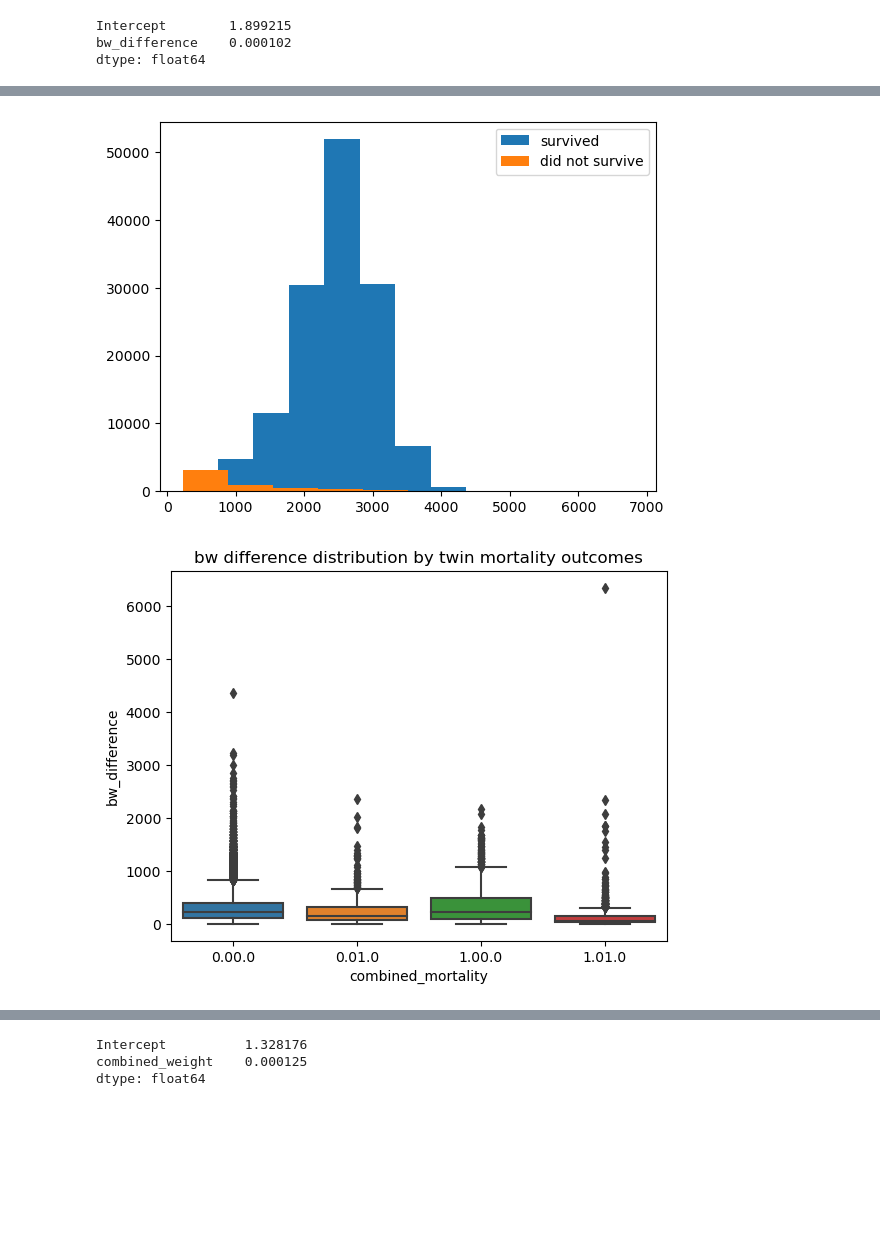
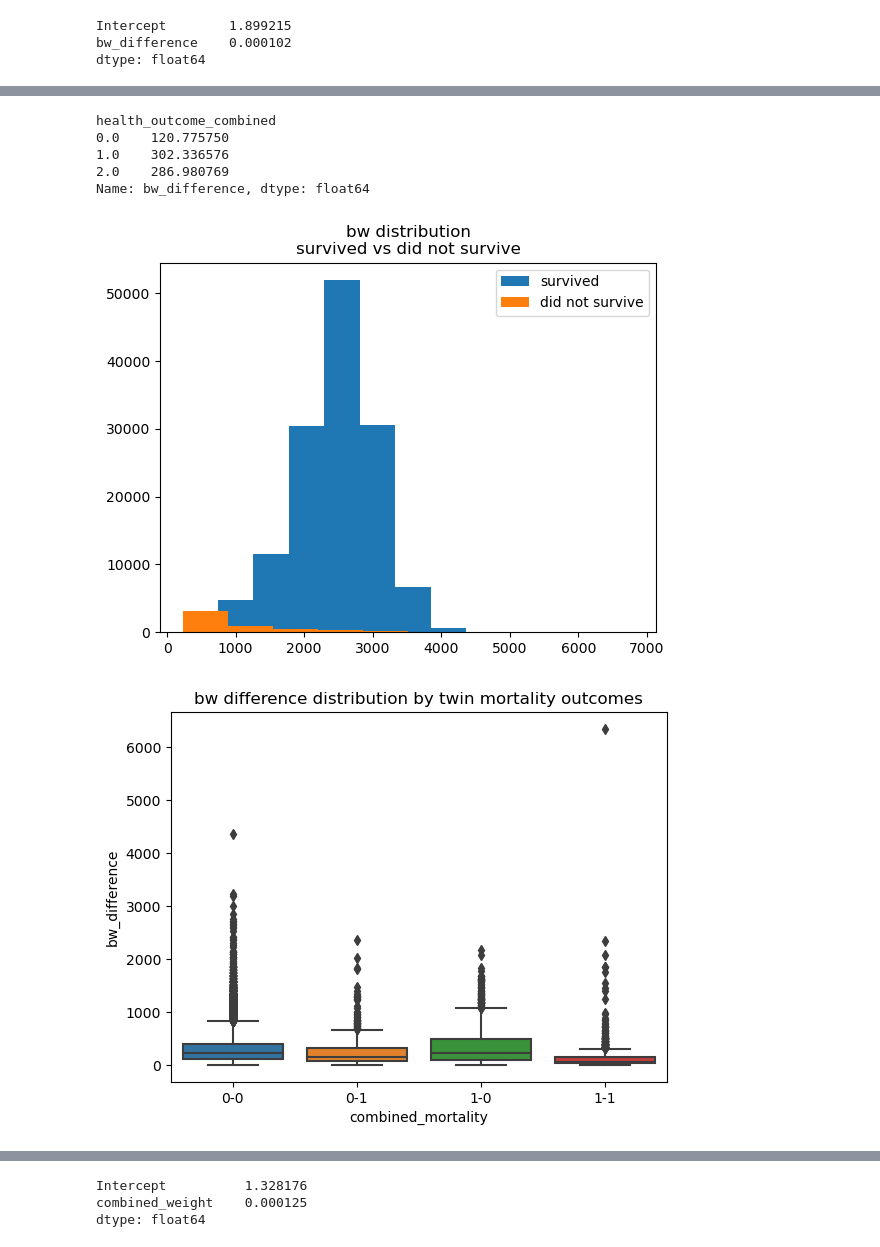
Before and after one commit to project-palooza/causal_inference, a Jupyter notebook: notebooks/twins_analysis_part2.ipynb, the cells around one changed output, grey strips where cells are left out. Drawn from its saved outputs; the diff is of its cells as text; code cells hidden in the pictures; blank space fills up the shorter version.

```diff
--- a/notebooks/twins_analysis_part2.ipynb
+++ b/notebooks/twins_analysis_part2.ipynb
@@ -164,18 +200,31 @@ plt.show()
+# %%
+# at first glance - this makes no sense
+# but after some reflection, it does make sense that there would be a tighter range in the double mortality case
+# the bw distributions for these groups are probably waaaay different to begin with
+
+df.groupby("health_outcome_combined")['bw_difference'].mean()
+# %% [output]
+health_outcome_combined
+0.0    120.775750
+1.0    302.336576
+2.0    286.980769
+Name: bw_difference, dtype: float64
 # %%
-# central tendency and spread depending on mortality outcome
+# central tendency and spread of bw depending on mortality outcome
 
 # histograms / boxplots split by mort = 1 and mort = 0
 
 mort_equals_1 = pd.concat([df.loc[df['mort_0'] == 1,'dbirwt_0'],df.loc[df['mort_1'] == 1,'dbirwt_1']]).to_frame()
 mort_equals_0 = pd.concat([df.loc[df['mort_0'] == 0,'dbirwt_0'],df.loc[df['mort_1'] == 0,'dbirwt_1']]).to_frame()
 
 plt.figure()
 plt.hist(mort_equals_0,label="survived")
 plt.hist(mort_equals_1,label="did not survive")
+plt.title("bw distribution\nsurvived vs did not survive")
 plt.legend()
 plt.show()
 # %% [output]
-[figure, old version]
+[figure, new version]
 # %%
 # a little bit more EDA
 # distribution of birthweight differences depending on mortality outcomes
@@ -183,11 +232,11 @@ import seaborn as sns
 
 # 00 01 10 11
 
-df['combined_mortality'] = df['mort_0'].astype(str) + df['mort_1'].astype(str)
+df['combined_mortality'] = df['mort_0'].astype(int).astype(str) + "-" + df['mort_1'].astype(int).astype(str)
 
 plt.figure()
 sns.boxplot(x = 'combined_mortality',y = 'bw_difference',data = df)
 plt.title("bw difference distribution by twin mortality outcomes")
 plt.show()
 # %% [output]
-[figure, old version]
+[figure, new version]
```
Also changed, not shown: parts of 14 cells of this notebook.
